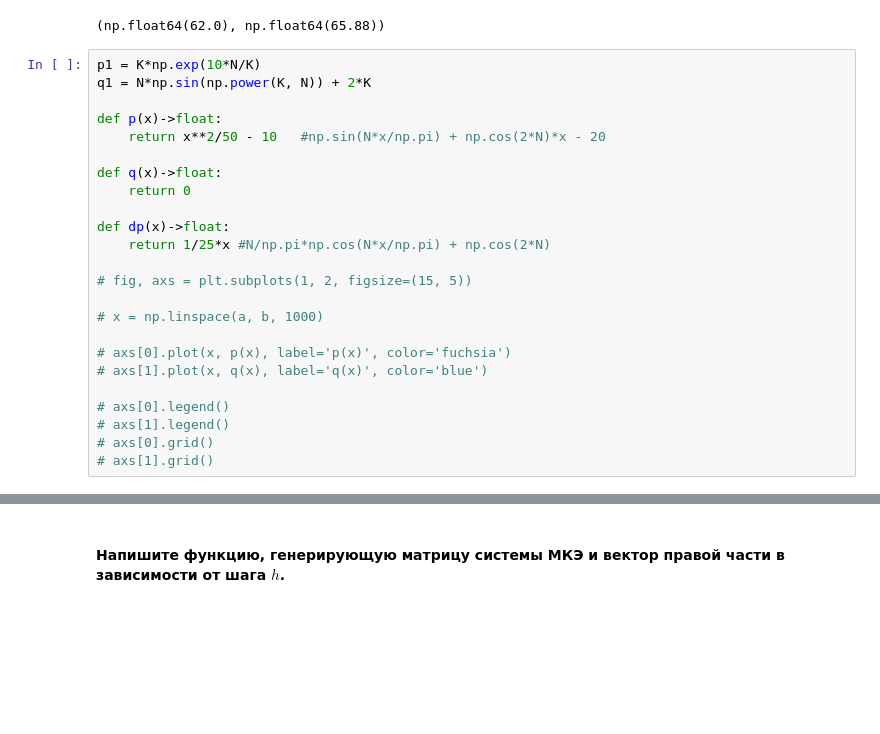
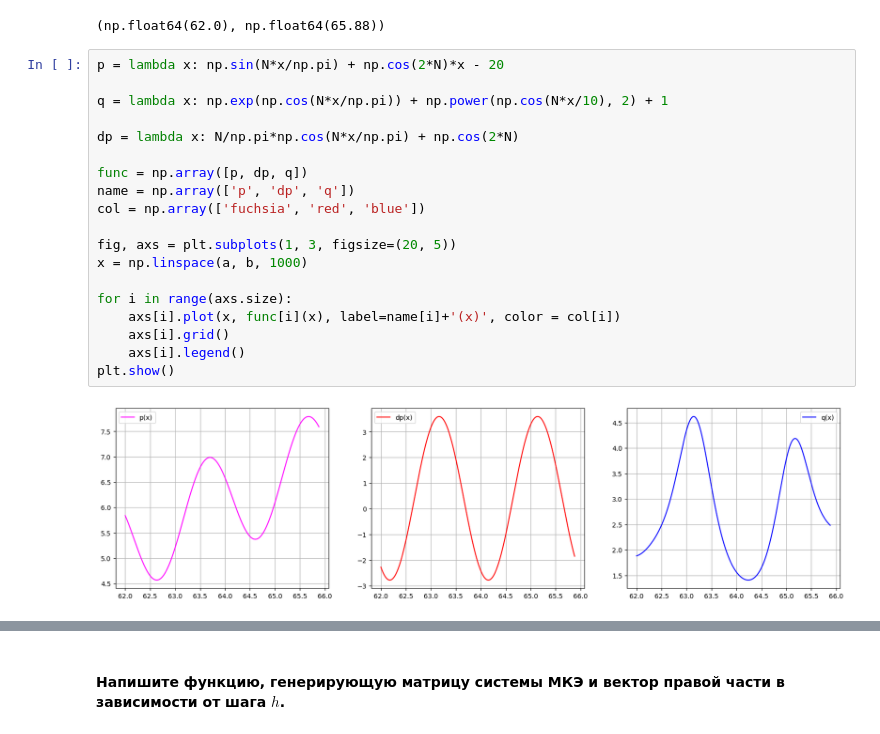
Before and after one commit to ALex2002Sim/NumericalMeth, a Jupyter notebook: lab2Sem9.ipynb, the cells around one changed output, grey strips where cells are left out. Drawn from its saved outputs; the diff is of its cells as text; blank space fills up the shorter version.

```diff
--- a/lab2Sem9.ipynb
+++ b/lab2Sem9.ipynb
@@ -20,29 +19,26 @@ a, b
 # %% [output]
 (np.float64(62.0), np.float64(65.88))
 # %%
-p1 = K*np.exp(10*N/K)
-q1 = N*np.sin(np.power(K, N)) + 2*K
+p = lambda x: np.sin(N*x/np.pi) + np.cos(2*N)*x - 20
 
-def p(x)->float:
-    return x**2/50 - 10   #np.sin(N*x/np.pi) + np.cos(2*N)*x - 20
+q = lambda x: np.exp(np.cos(N*x/np.pi)) + np.power(np.cos(N*x/10), 2) + 1
 
-def q(x)->float:
-    return 0
+dp = lambda x: N/np.pi*np.cos(N*x/np.pi) + np.cos(2*N)
 
-def dp(x)->float:
-    return 1/25*x #N/np.pi*np.cos(N*x/np.pi) + np.cos(2*N)
+func = np.array([p, dp, q])
+name = np.array(['p', 'dp', 'q'])
+col = np.array(['fuchsia', 'red', 'blue'])
 
-# fig, axs = plt.subplots(1, 2, figsize=(15, 5))
+fig, axs = plt.subplots(1, 3, figsize=(20, 5))
+x = np.linspace(a, b, 1000)
 
-# x = np.linspace(a, b, 1000)
-
-# axs[0].plot(x, p(x), label='p(x)', color='fuchsia')
-# axs[1].plot(x, q(x), label='q(x)', color='blue')
-
-# axs[0].legend()
-# axs[1].legend()
-# axs[0].grid()
-# axs[1].grid()
+for i in range(axs.size):
+    axs[i].plot(x, func[i](x), label=name[i]+'(x)', color = col[i])
+    axs[i].grid()
+    axs[i].legend()
+plt.show()
+# %% [output]
+[figure, added]
 # %% [markdown]
 #### Составьте нетривиальный физически осмысленный тестовый пример.
 $u(x)$ должна быть не отрицательной на отрезке $[a, b]$ и такой, что $u(a)=u(b)=0$
```
Also changed, not shown: parts of 20 cells of this notebook.
